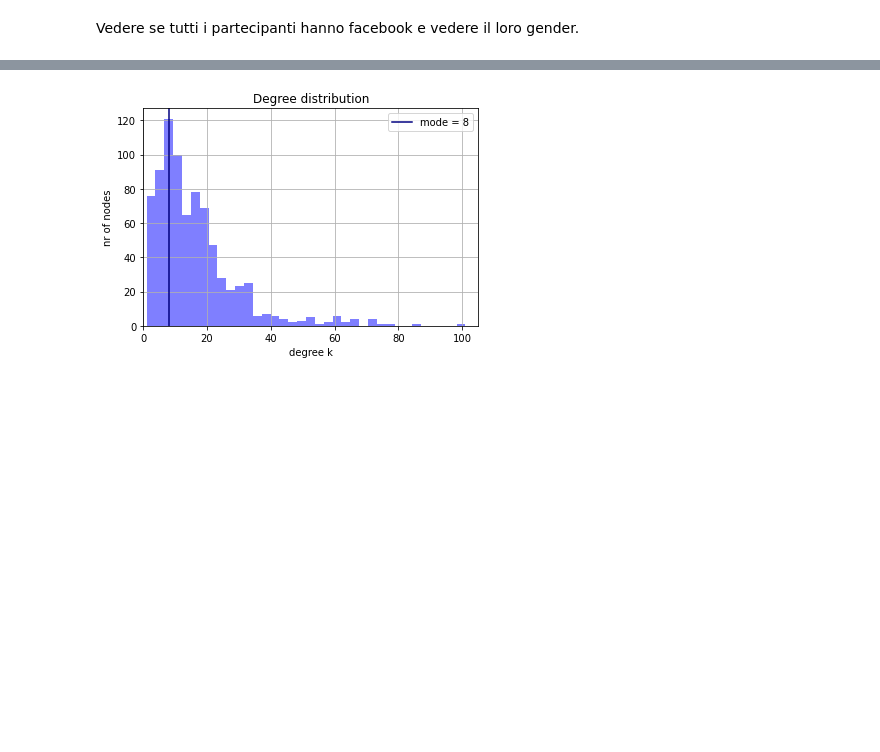
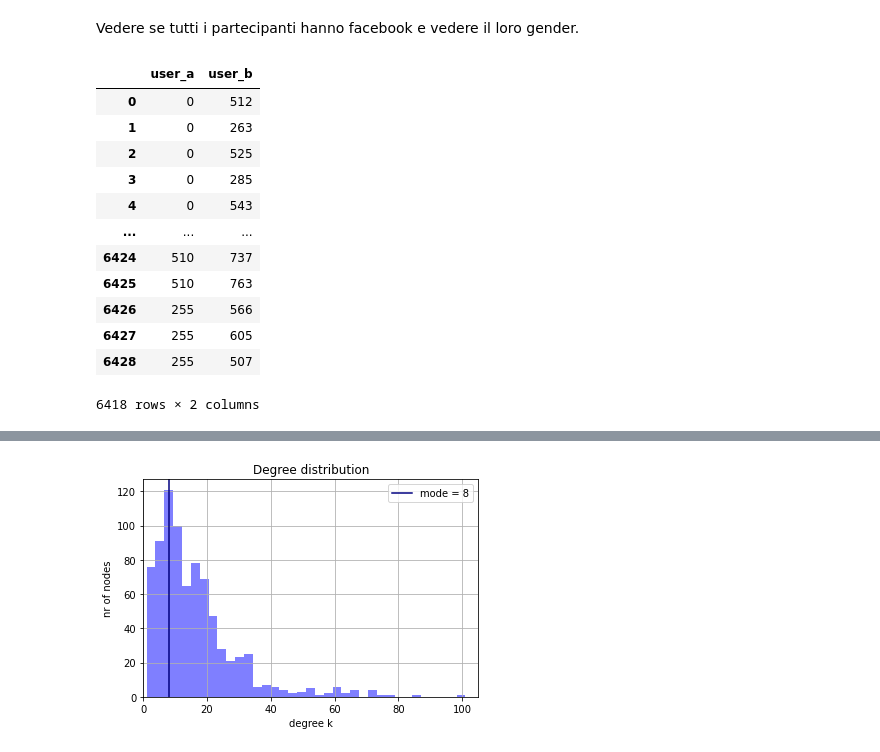
Before and after one commit to dariobaron/copenhagen_project, a Jupyter notebook: Marika_a_Copenhagen.ipynb, the cells around one changed output, grey strips where cells are left out. Saved outputs shown, nothing was run; the diff lists cells and outputs as text; code cells hidden in the pictures; blank space fills up the shorter version.

```diff
--- a/Marika_a_Copenhagen.ipynb
+++ b/Marika_a_Copenhagen.ipynb
@@ -46,6 +46,22 @@ genders
 4       5       0
 # %% [markdown]
 Vedere se tutti i partecipanti hanno facebook e vedere il loro gender.
+# %%
+df_facebook_friends.rename(columns={'# user_a':'user_a'})
+# %% [output]
+|  | user_a | user_b |
+| 0 | 0 | 512 |
+| 1 | 0 | 263 |
+| 2 | 0 | 525 |
+| 3 | 0 | 285 |
+| 4 | 0 | 543 |
+| ... | ... | ... |
+| 6424 | 510 | 737 |
+| 6425 | 510 | 763 |
+| 6426 | 255 | 566 |
+| 6427 | 255 | 605 |
+| 6428 | 255 | 507 |
+6418 rows × 2 columns
 # %%
 # create the graph
 Gfacebook = nx.from_pandas_edgelist(df_facebook_friends, source="# user_a", target="user_b")
```
Also changed, not shown: parts of 11 cells of this notebook, 3 other files.
